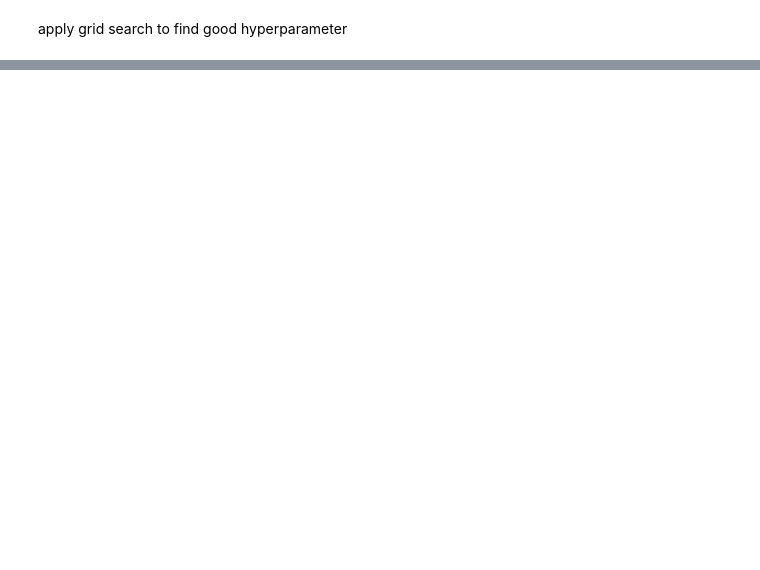
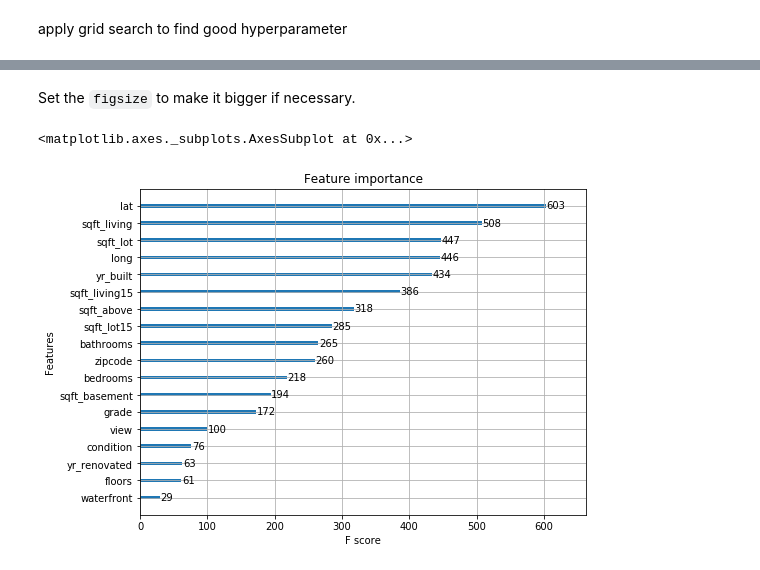
Before and after one commit to jephianlin/ModularPython, a Jupyter notebook: Introduction-to-XGBRegressor.ipynb, the cells around one changed output, grey strips where cells are left out. Cells and saved outputs as stored; diff of their text form; code cells hidden in the pictures; blank space fills up the shorter version.

```diff
--- a/Introduction-to-XGBRegressor.ipynb
+++ b/Introduction-to-XGBRegressor.ipynb
@@ -197,0 +216,9 @@ mean_squared_error(y, y_model3)
+# %% [markdown]
+Set the `figsize` to make it bigger if necessary.
+# %%
+fig = plt.figure(figsize=(8,6))
+ax = plt.gca()
+xgb.plot_importance(model, ax=ax)
+# %% [output]
+<matplotlib.axes._subplots.AxesSubplot at 0x...>
+[figure, added]
```
Also changed, not shown: parts of 62 cells of this notebook, 3 other files.
